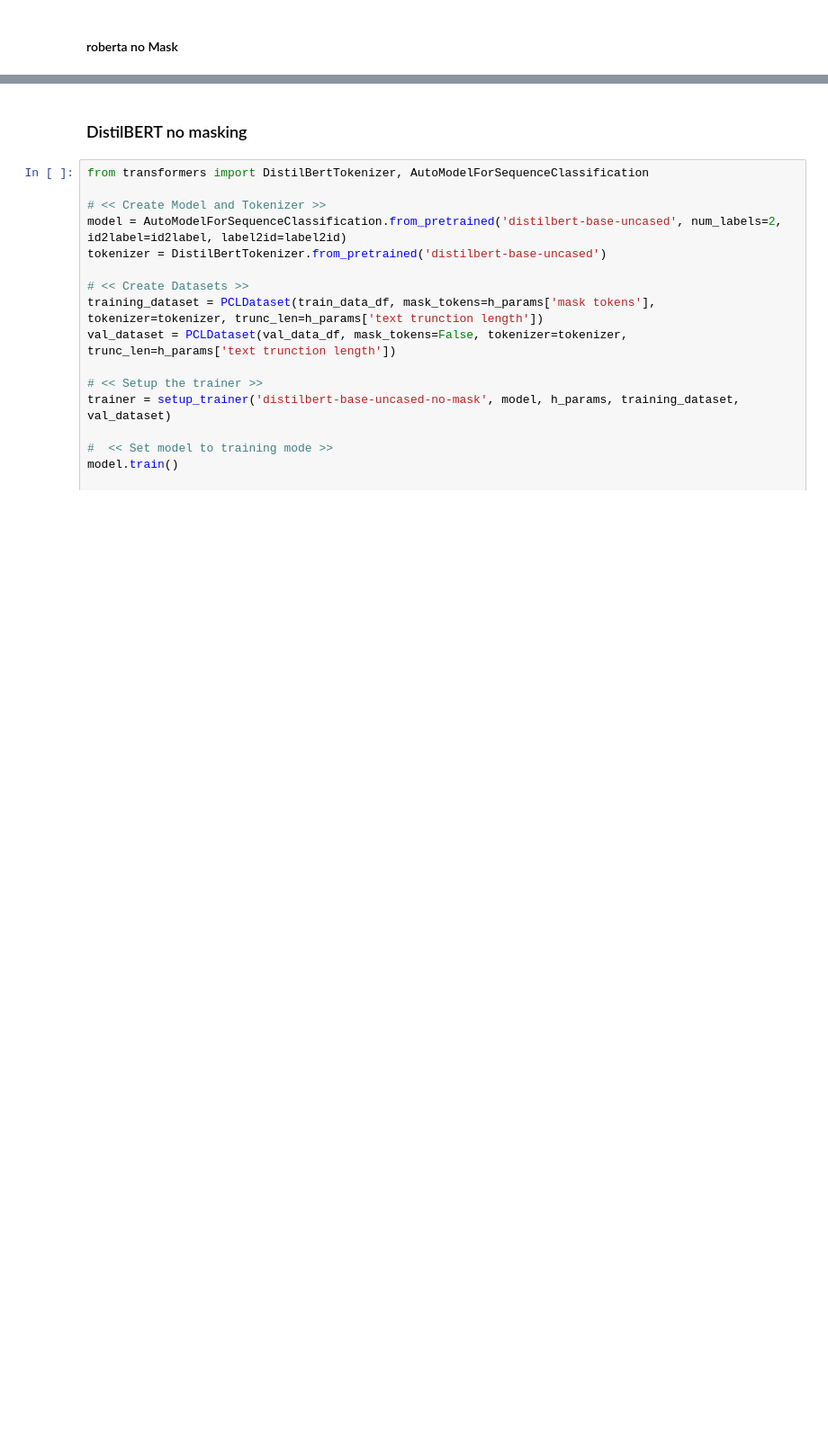
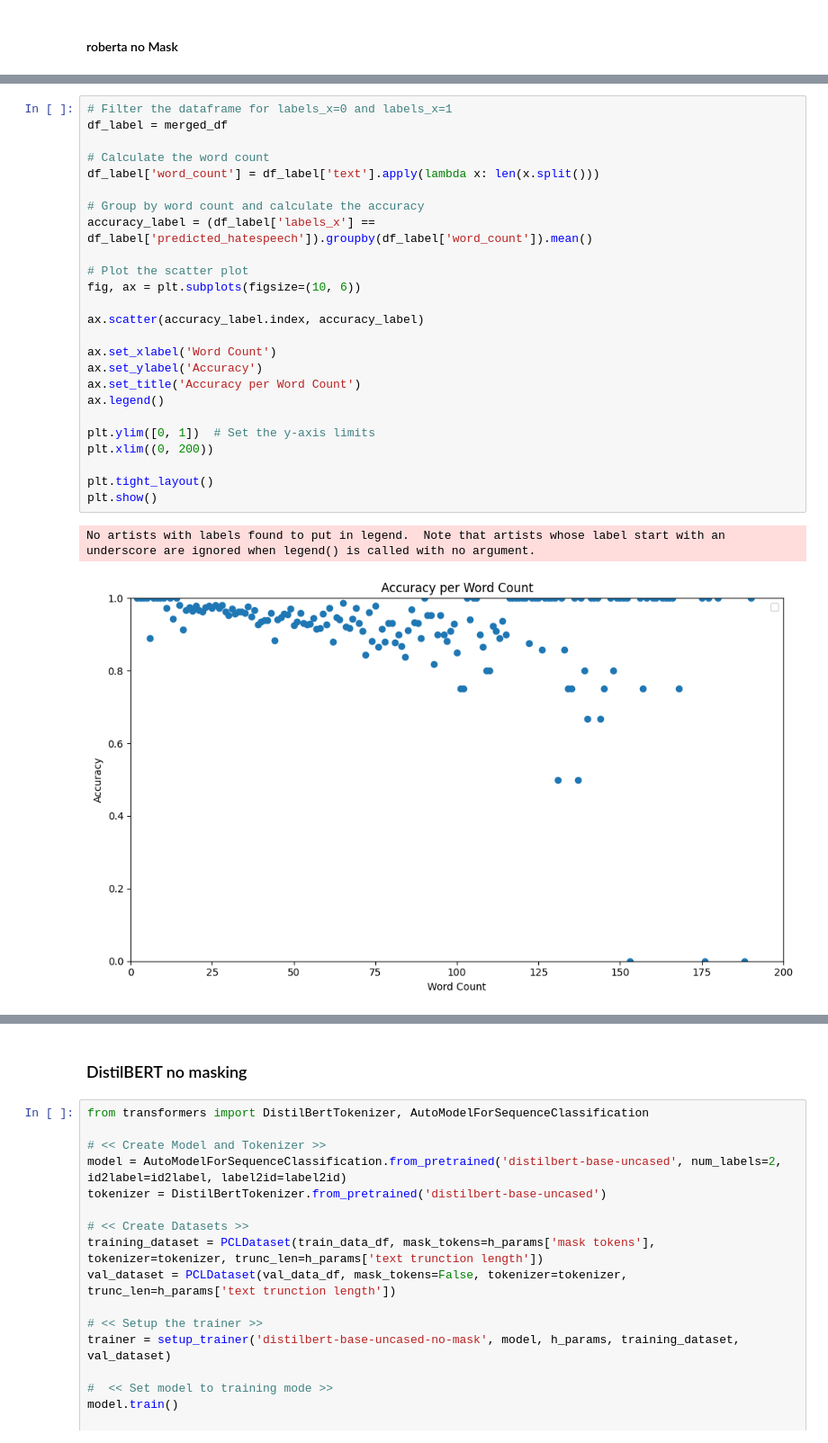
Before and after one commit to avzh1/nlp_bert_classifier, a Jupyter notebook: src/binary-classification.ipynb, the cells around one changed output, grey strips where cells are left out. Shown at 90% size. Saved outputs shown, nothing was run; the diff lists cells and outputs as text; blank space fills up the shorter version.

```diff
--- a/src/binary-classification.ipynb
+++ b/src/binary-classification.ipynb
@@ -1073,0 +1031,28 @@ Checkpoint destination directory roberta-base/checkpoint-2865 already exists and
+# %%
+# Filter the dataframe for labels_x=0 and labels_x=1
+df_label = merged_df
+
+# Calculate the word count
+df_label['word_count'] = df_label['text'].apply(lambda x: len(x.split()))
+
+# Group by word count and calculate the accuracy
+accuracy_label = (df_label['labels_x'] == df_label['predicted_hatespeech']).groupby(df_label['word_count']).mean()
+
+# Plot the scatter plot
+fig, ax = plt.subplots(figsize=(10, 6))
+
+ax.scatter(accuracy_label.index, accuracy_label)
+
+ax.set_xlabel('Word Count')
+ax.set_ylabel('Accuracy')
+ax.set_title('Accuracy per Word Count')
+ax.legend()
+
+plt.ylim([0, 1])  # Set the y-axis limits
+plt.xlim((0, 200))
+
+plt.tight_layout()
+plt.show()
+# %% [output]
+No artists with labels found to put in legend.  Note that artists whose label start with an underscore are ignored when legend() is called with no argument.
+[figure, added]
```
Also changed, not shown: parts of 9 cells of this notebook, 10 other files.
